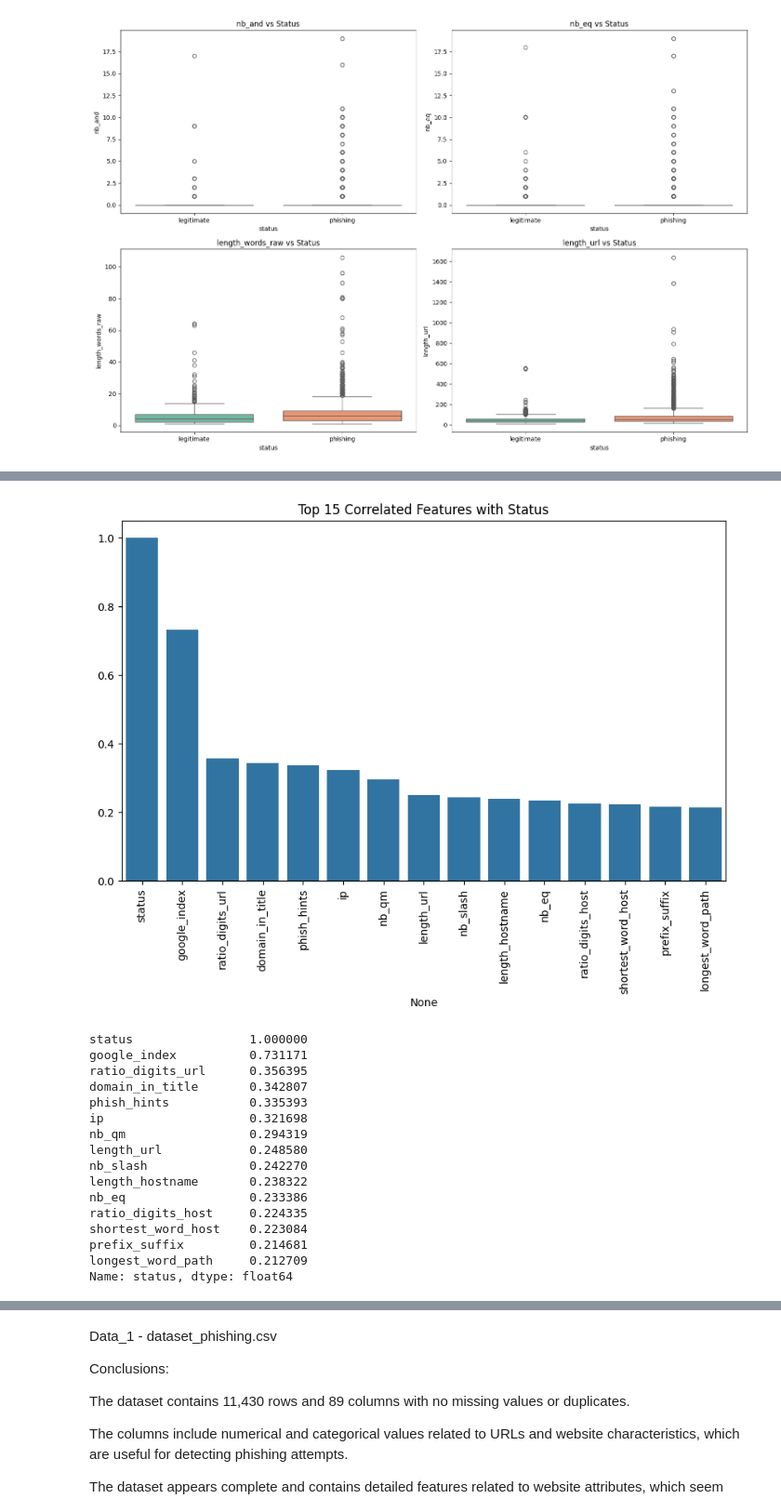
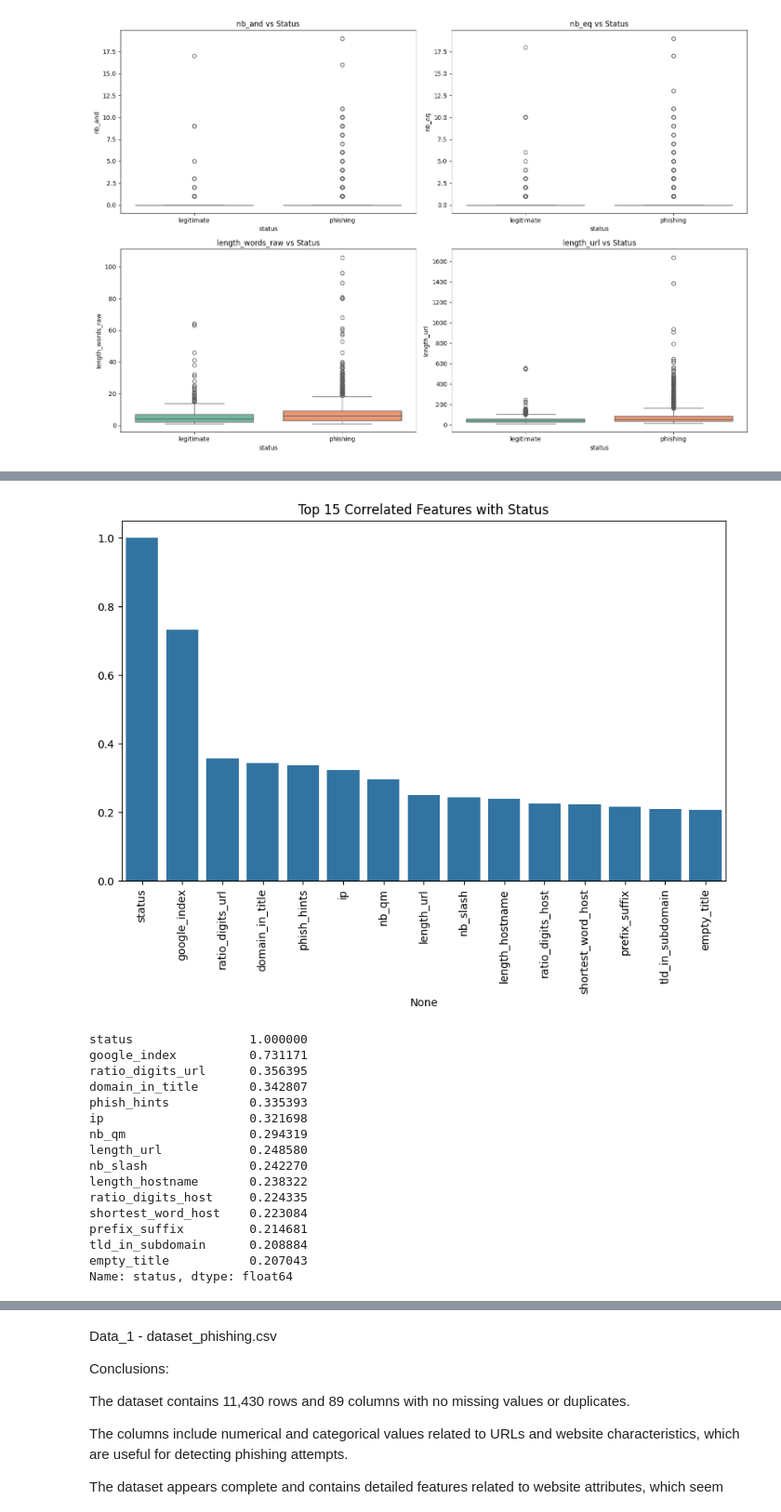
Before and after one commit to Rocking-Priya/2025-spring-B2, a Jupyter notebook: Week6.ipynb, the cells around one changed output, grey strips where cells are left out. Shown at 93% size. Saved outputs shown, nothing was run; the diff lists cells and outputs as text; code cells hidden in the pictures.

```diff
--- a/Week6.ipynb
+++ b/Week6.ipynb
@@ -238,3 +238,7 @@ data_reduced = numerical_features.drop(columns=features_to_drop)
 print("Reduced dataset shape:", data_reduced.shape)
 # %% [output]
 Reduced dataset shape: (11430, 85)
+# %%
+correlation_matrix = data_reduced.corr()
+# Display the correlation matrix
+print(correlation_matrix)
@@ -369,25 +325,18 @@ Chi-square statistic: 11426.0003, P-value: 0.0000
 # %%
-# Select only numerical features for correlation calculation
-
-numerical_features = data_1.select_dtypes(include=np.number)
-correlation_matrix = numerical_features.corr()
-
-
-
-
+data_1["status"] = data_1["status"].astype("category").cat.codes
 # Get correlation with target variable
 correlation_with_target = correlation_matrix["status"].sort_values(ascending=False)
 
 # Visualize top correlated features
 plt.figure(figsize=(10, 6))
 sns.barplot(x=correlation_with_target.index[:15], y=correlation_with_target.values[:15])
 plt.xticks(rotation=90)
 plt.title("Top 15 Correlated Features with Status")
 plt.show()
 
 print(correlation_with_target.head(15))  # Print top correlated features
 # %% [output]
-[figure, old version]
+[figure, new version]
 status                1.000000
 google_index          0.731171
 ratio_digits_url      0.356395
@@ -398,11 +347,11 @@ nb_qm                 0.294319
 length_url            0.248580
 nb_slash              0.242270
 length_hostname       0.238322
-nb_eq                 0.233386
 ratio_digits_host     0.224335
 shortest_word_host    0.223084
 prefix_suffix         0.214681
-longest_word_path     0.212709
+tld_in_subdomain      0.208884
+empty_title           0.207043
 Name: status, dtype: float64
 # %%
 from sklearn.linear_model import LogisticRegression
```
Also changed, not shown: parts of 15 cells of this notebook.
